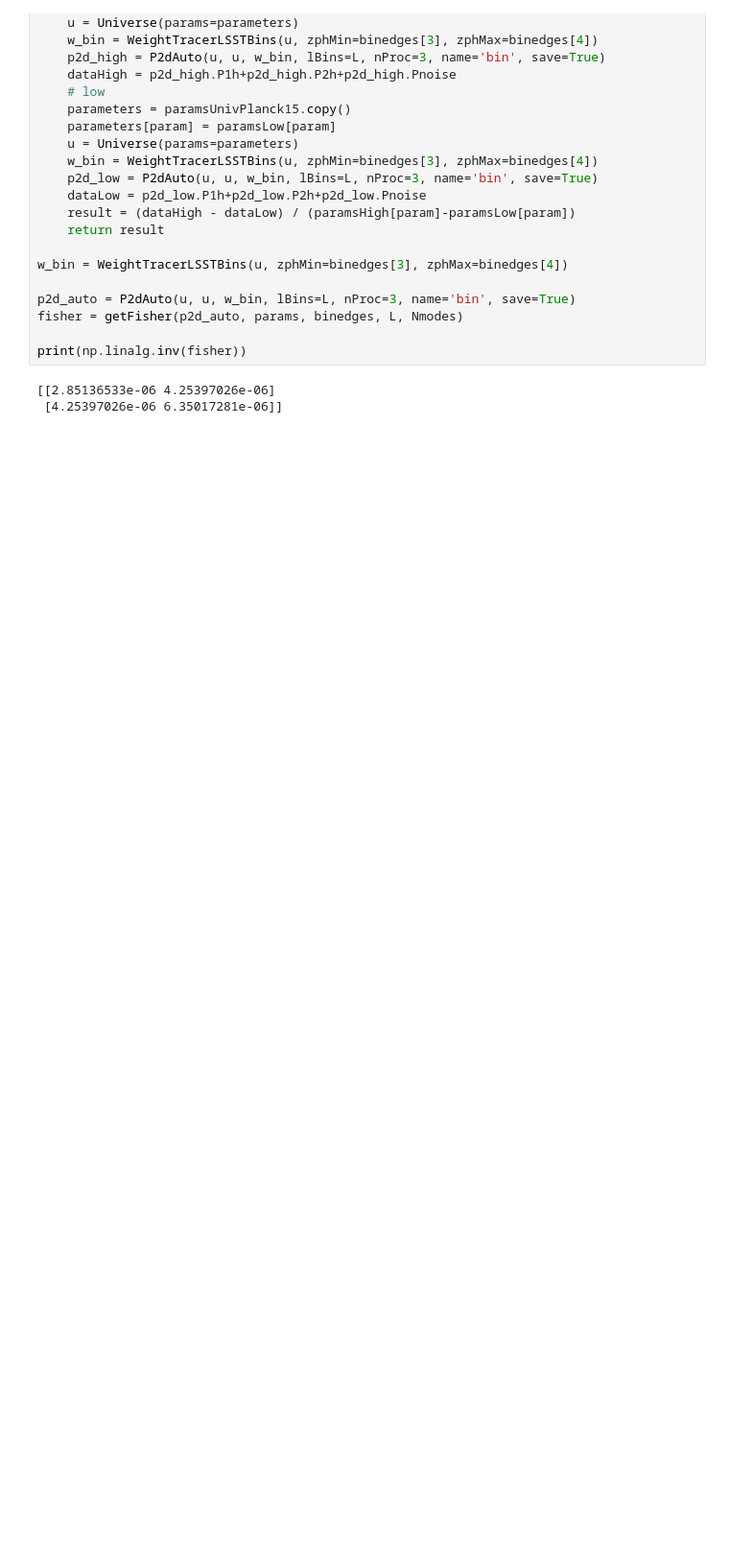
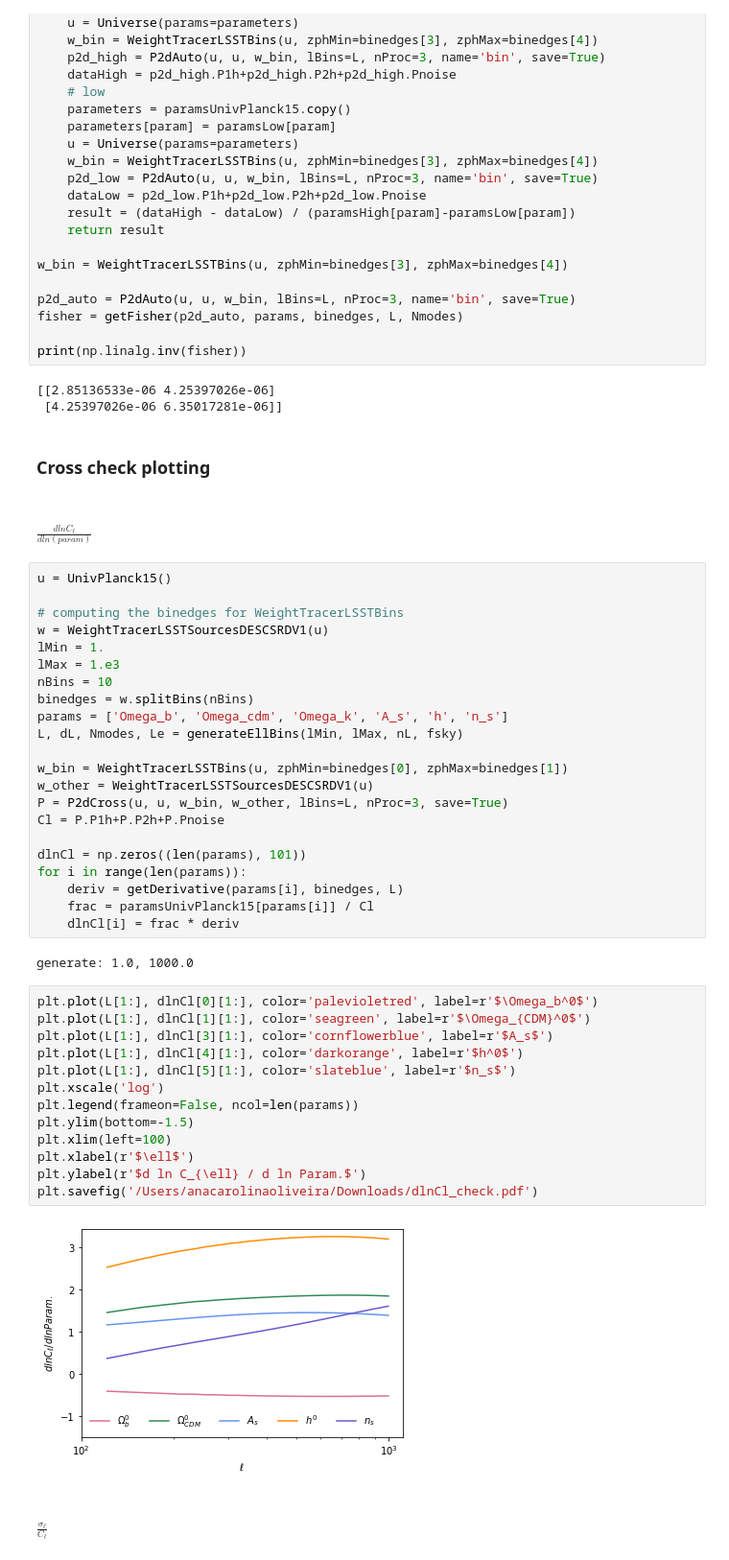
Before and after one commit to AnaCarolinaSOliveira/cross-LIM, a Jupyter notebook: test_Fisher.ipynb, the cells around one changed output. Shown at 96% size. Cells and saved outputs as stored; diff of their text form; blank space fills up the shorter version.

Commit message:
Include dlnCl/dln(param) plotting

```diff
--- a/test_Fisher.ipynb
+++ b/test_Fisher.ipynb
@@ -230,3 +232,48 @@ print(np.linalg.inv(fisher))
 # %% [output]
 [[2.85136533e-06 4.25397026e-06]
  [4.25397026e-06 6.35017281e-06]]
+# %% [markdown]
+### Cross check plotting
+# %% [markdown]
+##### $\frac{dlnC_{\ell}}{dln(param)}$
+# %%
+u = UnivPlanck15()
+
+# computing the binedges for WeightTracerLSSTBins
+w = WeightTracerLSSTSourcesDESCSRDV1(u)
+lMin = 1.
+lMax = 1.e3
+nBins = 10
+binedges = w.splitBins(nBins)
+params = ['Omega_b', 'Omega_cdm', 'Omega_k', 'A_s', 'h', 'n_s']
+L, dL, Nmodes, Le = generateEllBins(lMin, lMax, nL, fsky)
+
+w_bin = WeightTracerLSSTBins(u, zphMin=binedges[0], zphMax=binedges[1])
+w_other = WeightTracerLSSTSourcesDESCSRDV1(u)
+P = P2dCross(u, u, w_bin, w_other, lBins=L, nProc=3, save=True)
+Cl = P.P1h+P.P2h+P.Pnoise
+
+dlnCl = np.zeros((len(params), 101))
+for i in range(len(params)):
+    deriv = getDerivative(params[i], binedges, L)
+    frac = paramsUnivPlanck15[params[i]] / Cl
+    dlnCl[i] = frac * deriv
+# %% [output]
+generate: 1.0, 1000.0
+# %%
+plt.plot(L[1:], dlnCl[0][1:], color='palevioletred', label=r'$\Omega_b^0$')
+plt.plot(L[1:], dlnCl[1][1:], color='seagreen', label=r'$\Omega_{CDM}^0$')
+plt.plot(L[1:], dlnCl[3][1:], color='cornflowerblue', label=r'$A_s$')
+plt.plot(L[1:], dlnCl[4][1:], color='darkorange', label=r'$h^0$')
+plt.plot(L[1:], dlnCl[5][1:], color='slateblue', label=r'$n_s$')
+plt.xscale('log')
+plt.legend(frameon=False, ncol=len(params))
+plt.ylim(bottom=-1.5)
+plt.xlim(left=100)
+plt.xlabel(r'$\ell$')
+plt.ylabel(r'$d ln C_{\ell} / d ln Param.$')
+plt.savefig('/Users/anacarolinaoliveira/Downloads/dlnCl_check.pdf')
+# %% [output]
+[figure, added]
+# %% [markdown]
+##### $\frac{\sigma_{\ell}}{C_{\ell}}$
```
Also changed, not shown: parts of 1 cell of this notebook.
